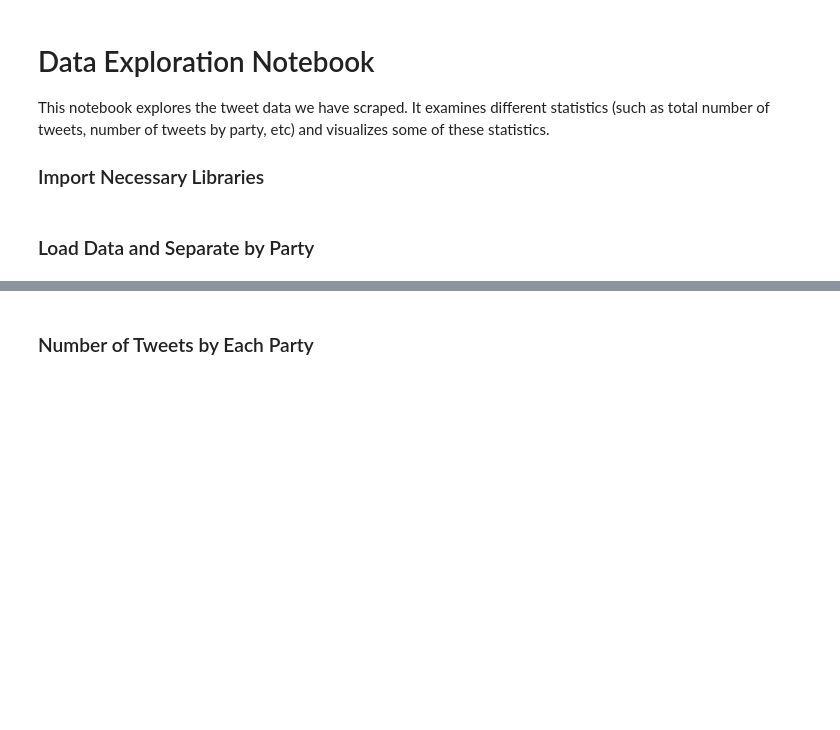
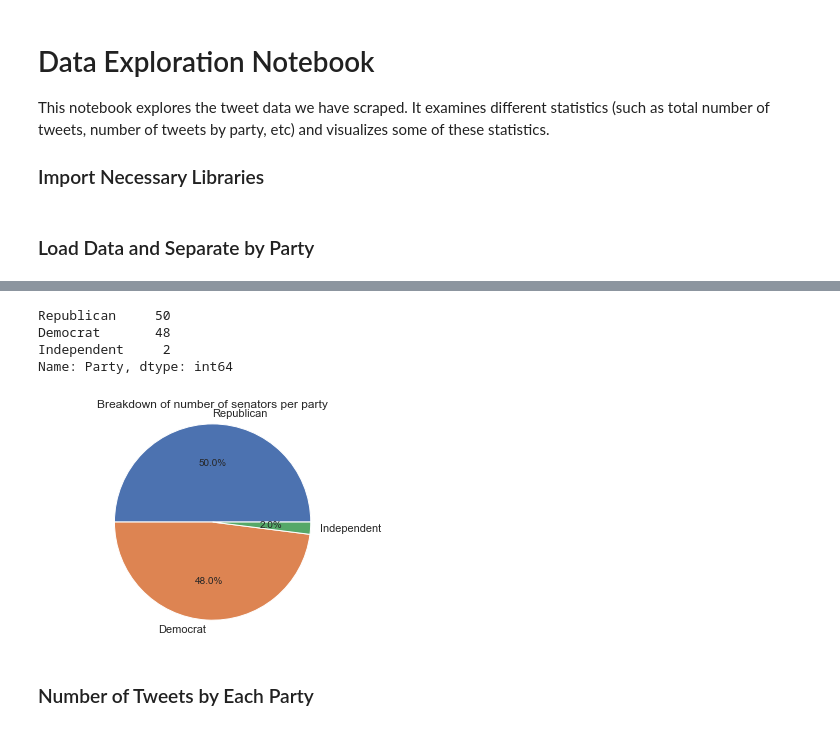
Before and after one commit to darshanajaint/data_mining_project, a Jupyter notebook: Data_Exploration.ipynb, the cells around one changed output, grey strips where cells are left out. Cells and saved outputs as stored; diff of their text form; code cells hidden in the pictures; blank space fills up the shorter version.

```diff
--- a/Data_Exploration.ipynb
+++ b/Data_Exploration.ipynb
@@ -41,0 +47,3 @@ democrat_tweets_df.head()
+# %%
+senators_df = pd.read_csv("./senators_all.csv")
+senators_df.head()
@@ -42,3 +57,19 @@ democrat_tweets_df.head()
+# %%
+counts = senators_df["Party"].value_counts()
+counts
+# %% [output]
+Republican     50
+Democrat       48
+Independent     2
+Name: Party, dtype: int64
+# %%
+plt.pie(counts.values, labels=counts.index, autopct="%1.1f%%")
+plt.axis("equal")
+plt.title("Breakdown of number of senators per party")
+plt.savefig("./Figures/senators_by_party_pie.png", format="png")
+plt.show()
+# %% [output]
+[figure, added]
 # %% [markdown]
 ### Number of Tweets by Each Party
 # %%
```
Also changed, not shown: parts of 31 cells of this notebook.
